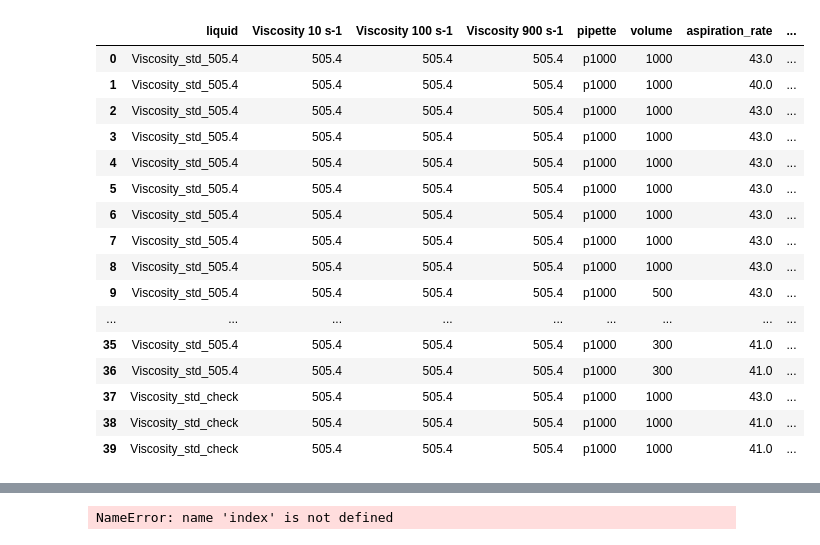
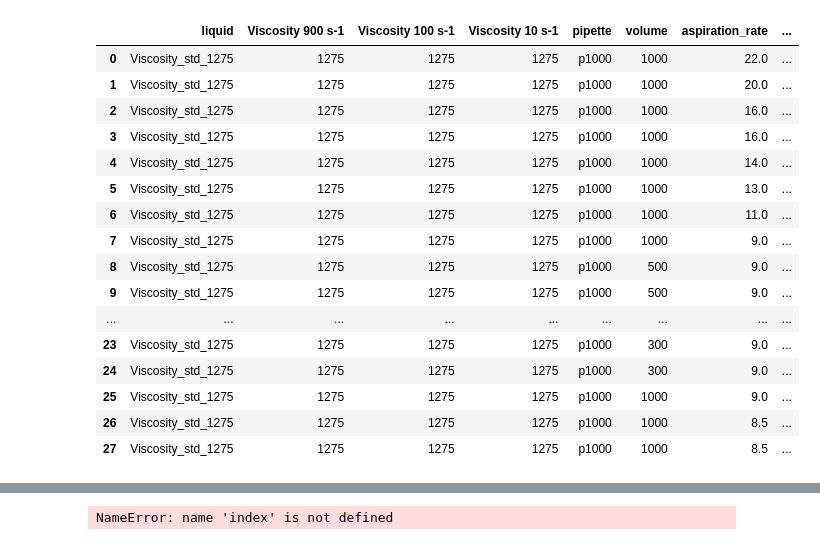
Before and after one commit to Quijanove/viscosity_liquid_transfer_Pablo, a Jupyter notebook: Opentrons_experiments/BOTorch_optimization/Opentrons_csv/error against iterations (ini+cal+ml).ipynb, the cells around one changed output, grey strips where cells are left out. Drawn from its saved outputs; the diff is of its cells as text; code cells hidden in the pictures.

```diff
--- a/Opentrons_experiments/BOTorch_optimization/Opentrons_csv/error against iterations (ini+cal+ml).ipynb
+++ b/Opentrons_experiments/BOTorch_optimization/Opentrons_csv/error against iterations (ini+cal+ml).ipynb
@@ -4,34 +4,34 @@ import matplotlib.pyplot as plt
 import numpy as np
 import os
 # %%
-std = '505'
+std = '1275'
 
 cal_folder = r'C:\\Users\\amdm_\\OneDrive\\Documents\\GitHub\\viscosity_liquid_transfer_Pablo\\Std_calibrations\\'
 exp_folder = r'C:\\Users\\amdm_\\OneDrive\\Documents\\GitHub\\viscosity_liquid_transfer_Pablo\\Opentrons_experiments\\BOTorch_optimization\\Opentrons_csv\\'
 ini_folder = r'C:\\Users\\amdm_\\OneDrive\\Documents\\GitHub\\viscosity_liquid_transfer_Pablo\\Opentrons_experiments\\Random_initialisation_data_ver3\\'
 
 df_cal = pd.read_csv(cal_folder+'Viscosity_std_'+std+'.csv')
 df_ini = pd.read_csv(ini_folder+'Viscosity_std_'+std+'.csv')
 df_exp_1 = pd.read_csv(exp_folder+'BOTorch_optimization_exp1_Viscosity_std_'+std+'.csv')
 df_exp_2 = pd.read_csv(exp_folder+'BOTorch_optimization_exp2_Viscosity_std_'+std+'.csv')
 
 
 df_cal
 # %% [output]
-|  | liquid | Viscosity 10 s-1 | Viscosity 100 s-1 | Viscosity 900 s-1 | pipette | volume | aspiration_rate | ... |
-| 0 | Viscosity_std_505.4 | 505.4 | 505.4 | 505.4 | p1000 | 1000 | 43.0 | ... |
-| 1 | Viscosity_std_505.4 | 505.4 | 505.4 | 505.4 | p1000 | 1000 | 40.0 | ... |
-| 2 | Viscosity_std_505.4 | 505.4 | 505.4 | 505.4 | p1000 | 1000 | 43.0 | ... |
-| 3 | Viscosity_std_505.4 | 505.4 | 505.4 | 505.4 | p1000 | 1000 | 43.0 | ... |
-| 4 | Viscosity_std_505.4 | 505.4 | 505.4 | 505.4 | p1000 | 1000 | 43.0 | ... |
-| 5 | Viscosity_std_505.4 | 505.4 | 505.4 | 505.4 | p1000 | 1000 | 43.0 | ... |
-| 6 | Viscosity_std_505.4 | 505.4 | 505.4 | 505.4 | p1000 | 1000 | 43.0 | ... |
-| 7 | Viscosity_std_505.4 | 505.4 | 505.4 | 505.4 | p1000 | 1000 | 43.0 | ... |
-| 8 | Viscosity_std_505.4 | 505.4 | 505.4 | 505.4 | p1000 | 1000 | 43.0 | ... |
-| 9 | Viscosity_std_505.4 | 505.4 | 505.4 | 505.4 | p1000 | 500 | 43.0 | ... |
+|  | liquid | Viscosity 900 s-1 | Viscosity 100 s-1 | Viscosity 10 s-1 | pipette | volume | aspiration_rate | ... |
+| 0 | Viscosity_std_1275 | 1275 | 1275 | 1275 | p1000 | 1000 | 22.0 | ... |
+| 1 | Viscosity_std_1275 | 1275 | 1275 | 1275 | p1000 | 1000 | 20.0 | ... |
+| 2 | Viscosity_std_1275 | 1275 | 1275 | 1275 | p1000 | 1000 | 16.0 | ... |
+| 3 | Viscosity_std_1275 | 1275 | 1275 | 1275 | p1000 | 1000 | 16.0 | ... |
+| 4 | Viscosity_std_1275 | 1275 | 1275 | 1275 | p1000 | 1000 | 14.0 | ... |
+| 5 | Viscosity_std_1275 | 1275 | 1275 | 1275 | p1000 | 1000 | 13.0 | ... |
+| 6 | Viscosity_std_1275 | 1275 | 1275 | 1275 | p1000 | 1000 | 11.0 | ... |
+| 7 | Viscosity_std_1275 | 1275 | 1275 | 1275 | p1000 | 1000 | 9.0 | ... |
+| 8 | Viscosity_std_1275 | 1275 | 1275 | 1275 | p1000 | 500 | 9.0 | ... |
+| 9 | Viscosity_std_1275 | 1275 | 1275 | 1275 | p1000 | 500 | 9.0 | ... |
 | ... | ... | ... | ... | ... | ... | ... | ... | ... |
-| 35 | Viscosity_std_505.4 | 505.4 | 505.4 | 505.4 | p1000 | 300 | 41.0 | ... |
-| 36 | Viscosity_std_505.4 | 505.4 | 505.4 | 505.4 | p1000 | 300 | 41.0 | ... |
-| 37 | Viscosity_std_check | 505.4 | 505.4 | 505.4 | p1000 | 1000 | 43.0 | ... |
-| 38 | Viscosity_std_check | 505.4 | 505.4 | 505.4 | p1000 | 1000 | 41.0 | ... |
-| 39 | Viscosity_std_check | 505.4 | 505.4 | 505.4 | p1000 | 1000 | 41.0 | ... |
+| 23 | Viscosity_std_1275 | 1275 | 1275 | 1275 | p1000 | 300 | 9.0 | ... |
+| 24 | Viscosity_std_1275 | 1275 | 1275 | 1275 | p1000 | 300 | 9.0 | ... |
+| 25 | Viscosity_std_1275 | 1275 | 1275 | 1275 | p1000 | 1000 | 9.0 | ... |
+| 26 | Viscosity_std_1275 | 1275 | 1275 | 1275 | p1000 | 1000 | 8.5 | ... |
+| 27 | Viscosity_std_1275 | 1275 | 1275 | 1275 | p1000 | 1000 | 8.5 | ... |
```
Also changed, not shown: parts of 3 cells of this notebook, 7 other files.
